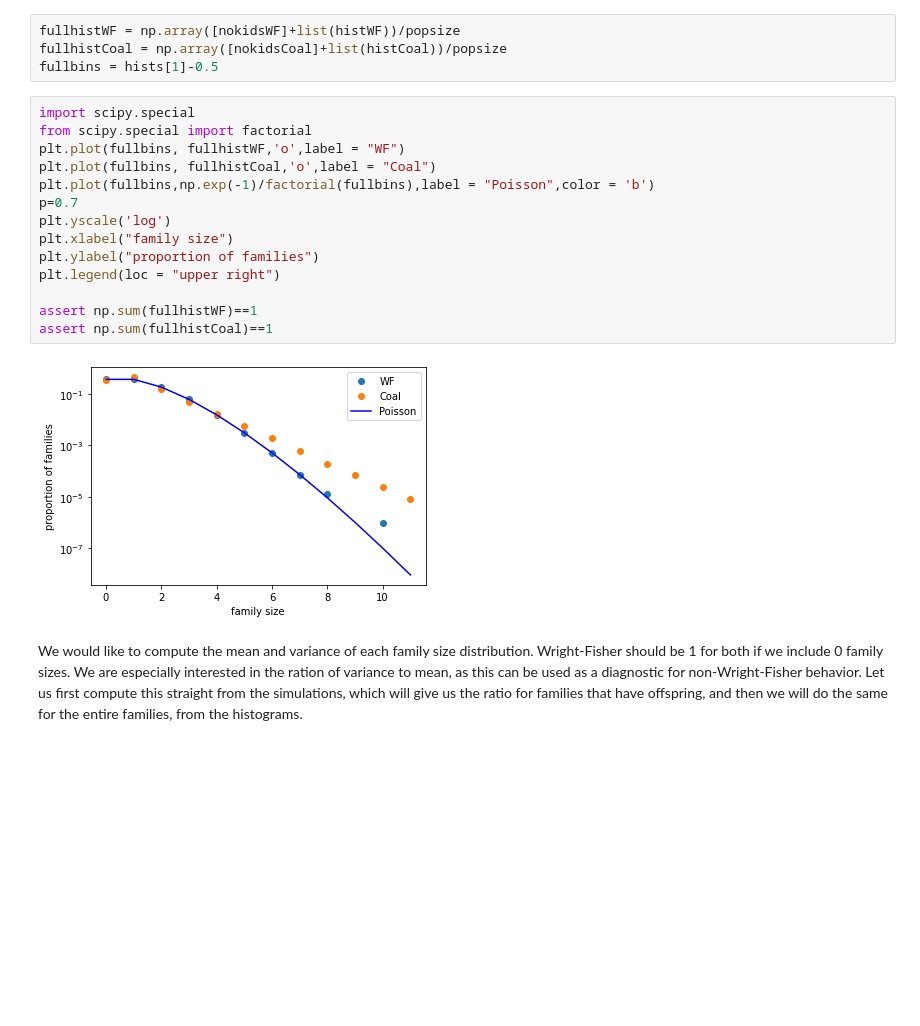
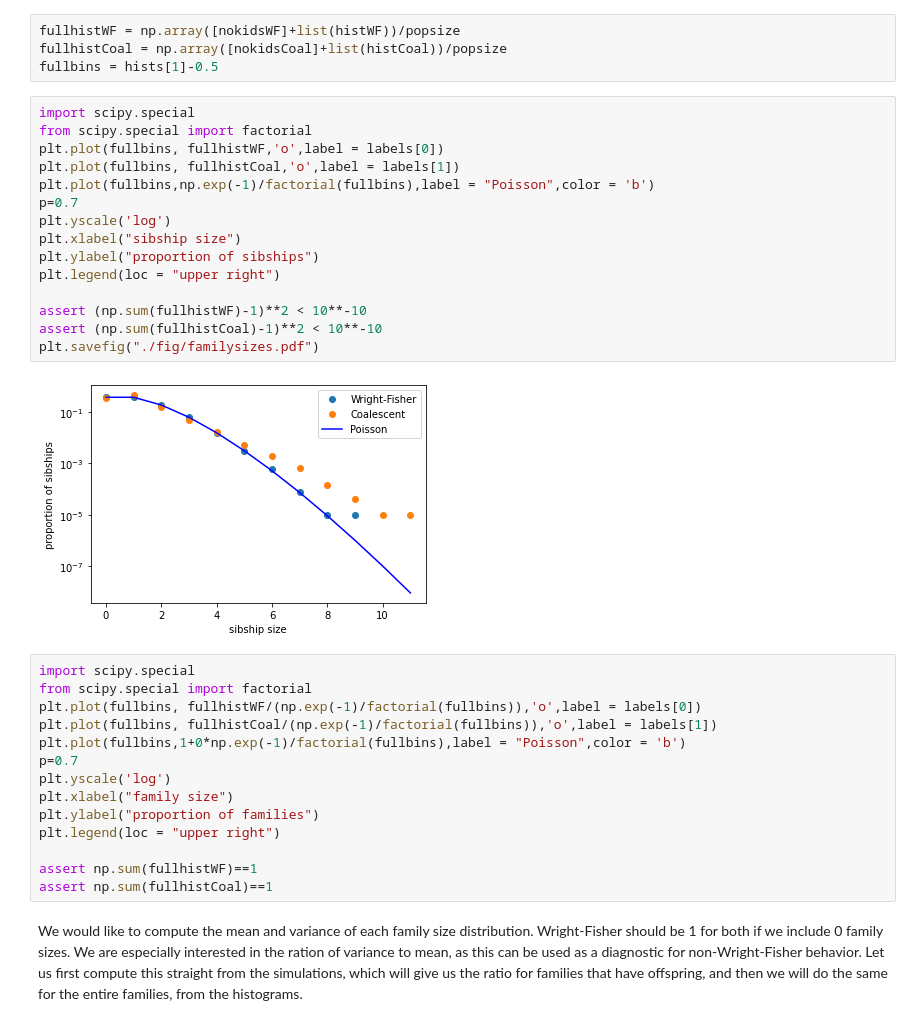
Before and after one commit to ivan-krukov/taming-strong-selection, a Jupyter notebook: simulate_family_size.ipynb, the cells around one changed output. Cells and saved outputs as stored; diff of their text form; blank space fills up the shorter version.

```diff
--- a/simulate_family_size.ipynb
+++ b/simulate_family_size.ipynb
@@ -90,12 +93,29 @@ nokidsCoal = popsize - np.sum(histCoal)
 fullhistWF = np.array([nokidsWF]+list(histWF))/popsize
 fullhistCoal = np.array([nokidsCoal]+list(histCoal))/popsize
 fullbins = hists[1]-0.5
+# %%
+import scipy.special
+from scipy.special import factorial
+plt.plot(fullbins, fullhistWF,'o',label = labels[0])
+plt.plot(fullbins, fullhistCoal,'o',label = labels[1])
+plt.plot(fullbins,np.exp(-1)/factorial(fullbins),label = "Poisson",color = 'b')
+p=0.7
+plt.yscale('log')
+plt.xlabel("sibship size")
+plt.ylabel("proportion of sibships")
+plt.legend(loc = "upper right")
+
+assert (np.sum(fullhistWF)-1)**2 < 10**-10
+assert (np.sum(fullhistCoal)-1)**2 < 10**-10
+plt.savefig("./fig/familysizes.pdf")
+# %% [output]
+[figure, added]
 # %%
 import scipy.special
 from scipy.special import factorial
-plt.plot(fullbins, fullhistWF,'o',label = "WF")
-plt.plot(fullbins, fullhistCoal,'o',label = "Coal")
-plt.plot(fullbins,np.exp(-1)/factorial(fullbins),label = "Poisson",color = 'b')
+plt.plot(fullbins, fullhistWF/(np.exp(-1)/factorial(fullbins)),'o',label = labels[0])
+plt.plot(fullbins, fullhistCoal/(np.exp(-1)/factorial(fullbins)),'o',label = labels[1])
+plt.plot(fullbins,1+0*np.exp(-1)/factorial(fullbins),label = "Poisson",color = 'b')
 p=0.7
 plt.yscale('log')
 plt.xlabel("family size")
@@ -104,8 +124,6 @@ plt.legend(loc = "upper right")
 
 assert np.sum(fullhistWF)==1
 assert np.sum(fullhistCoal)==1
-# %% [output]
-[figure, removed]
 # %% [markdown]
 We would like to compute the mean and variance of each family size distribution. Wright-Fisher should be 1 for both if we include 0 family sizes. We are especially interested in the ration of variance to mean, as this can be used as a diagnostic for non-Wright-Fisher behavior. Let us first compute this straight from the simulations, which will give us the ratio for families that have offspring, and then we will do the same for the entire families, from the histograms.
 # %%
```
Also changed, not shown: parts of 7 cells of this notebook.
